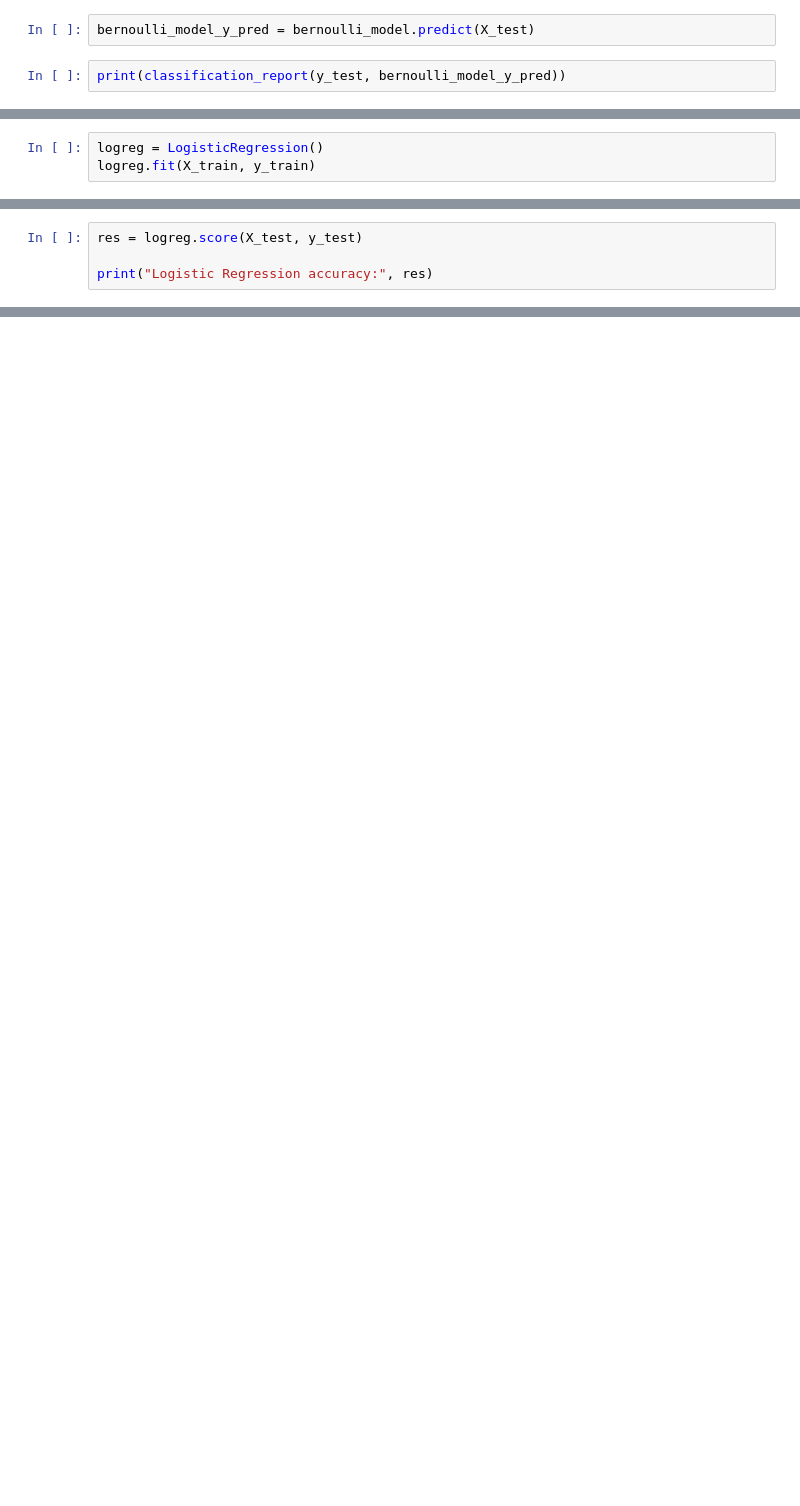
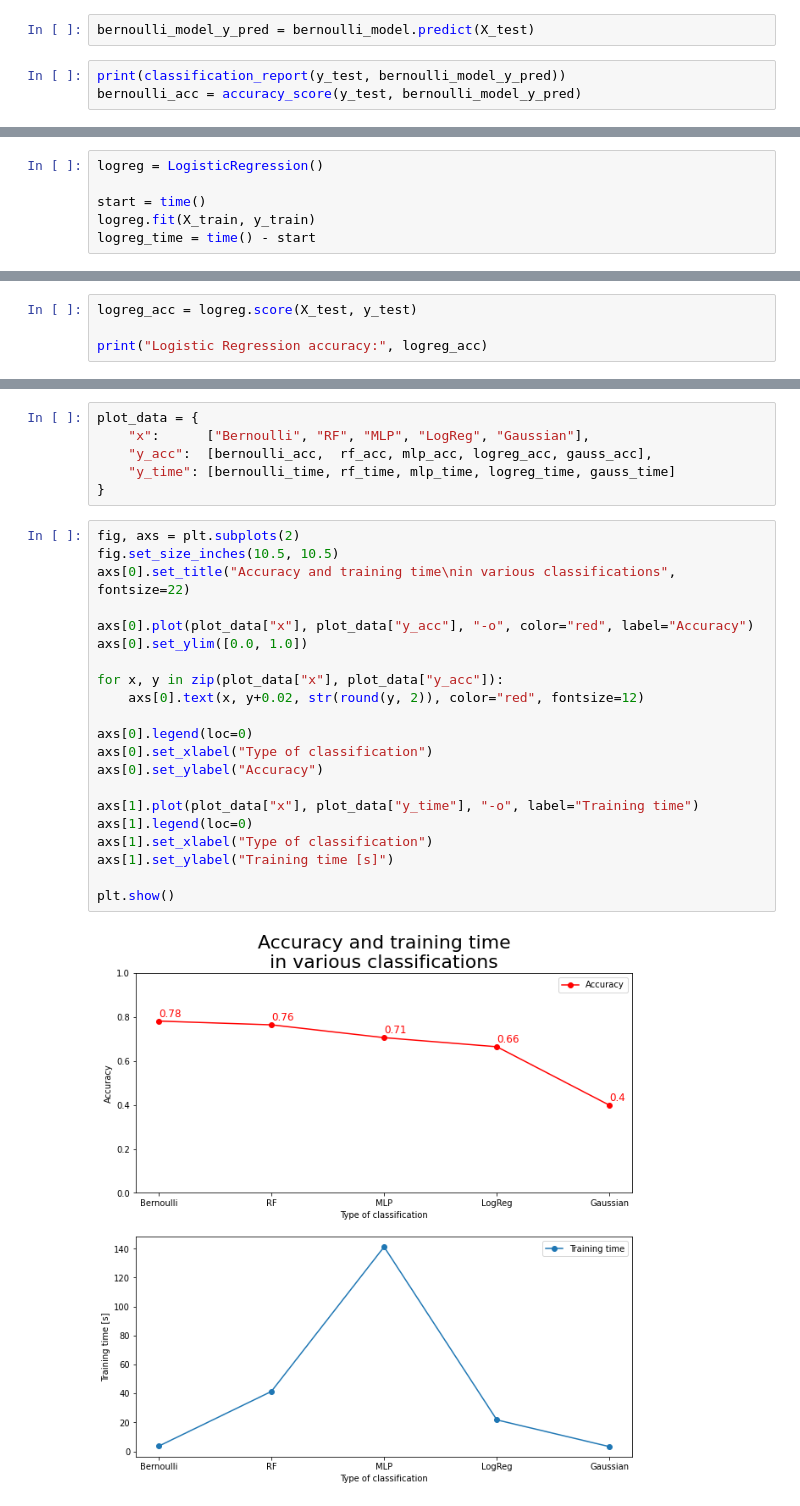
Before and after one commit to LJaremek/kaggle-twitter-sentiment, a Jupyter notebook: twitter-sentiment/nlp.ipynb, the cells around one changed output, grey strips where cells are left out. Drawn from its saved outputs; the diff is of its cells as text; blank space fills up the shorter version.

Commit message:
Add plotting

```diff
--- a/twitter-sentiment/nlp.ipynb
+++ b/twitter-sentiment/nlp.ipynb
@@ -317,6 +343,7 @@ BernoulliNB()
 bernoulli_model_y_pred = bernoulli_model.predict(X_test)
 # %%
 print(classification_report(y_test, bernoulli_model_y_pred))
+bernoulli_acc = accuracy_score(y_test, bernoulli_model_y_pred)
 # %% [output]
               precision    recall  f1-score   support
 
@@ -341,3 +359,6 @@ Please also refer to the documentation for alternative solver options:
 # %%
 logreg = LogisticRegression()
+
+start = time()
 logreg.fit(X_train, y_train)
+logreg_time = time() - start
@@ -344,4 +373,4 @@ logreg.fit(X_train, y_train)
 # %%
-res = logreg.score(X_test, y_test)
+logreg_acc = logreg.score(X_test, y_test)
 
-print("Logistic Regression accuracy:", res)
+print("Logistic Regression accuracy:", logreg_acc)
@@ -347,0 +381,29 @@ print("Logistic Regression accuracy:", res)
+# %%
+plot_data = {
+    "x":      ["Bernoulli", "RF", "MLP", "LogReg", "Gaussian"],
+    "y_acc":  [bernoulli_acc,  rf_acc, mlp_acc, logreg_acc, gauss_acc],
+    "y_time": [bernoulli_time, rf_time, mlp_time, logreg_time, gauss_time]
+}
+# %%
+fig, axs = plt.subplots(2)
+fig.set_size_inches(10.5, 10.5)
+axs[0].set_title("Accuracy and training time\nin various classifications", fontsize=22)
+
+axs[0].plot(plot_data["x"], plot_data["y_acc"], "-o", color="red", label="Accuracy")
+axs[0].set_ylim([0.0, 1.0])
+
+for x, y in zip(plot_data["x"], plot_data["y_acc"]):
+    axs[0].text(x, y+0.02, str(round(y, 2)), color="red", fontsize=12)
+
+axs[0].legend(loc=0)
+axs[0].set_xlabel("Type of classification")
+axs[0].set_ylabel("Accuracy")
+
+axs[1].plot(plot_data["x"], plot_data["y_time"], "-o", label="Training time")
+axs[1].legend(loc=0)
+axs[1].set_xlabel("Type of classification")
+axs[1].set_ylabel("Training time [s]")
+
+plt.show()
+# %% [output]
+[figure, added]
```
Also changed, not shown: parts of 24 cells of this notebook.
